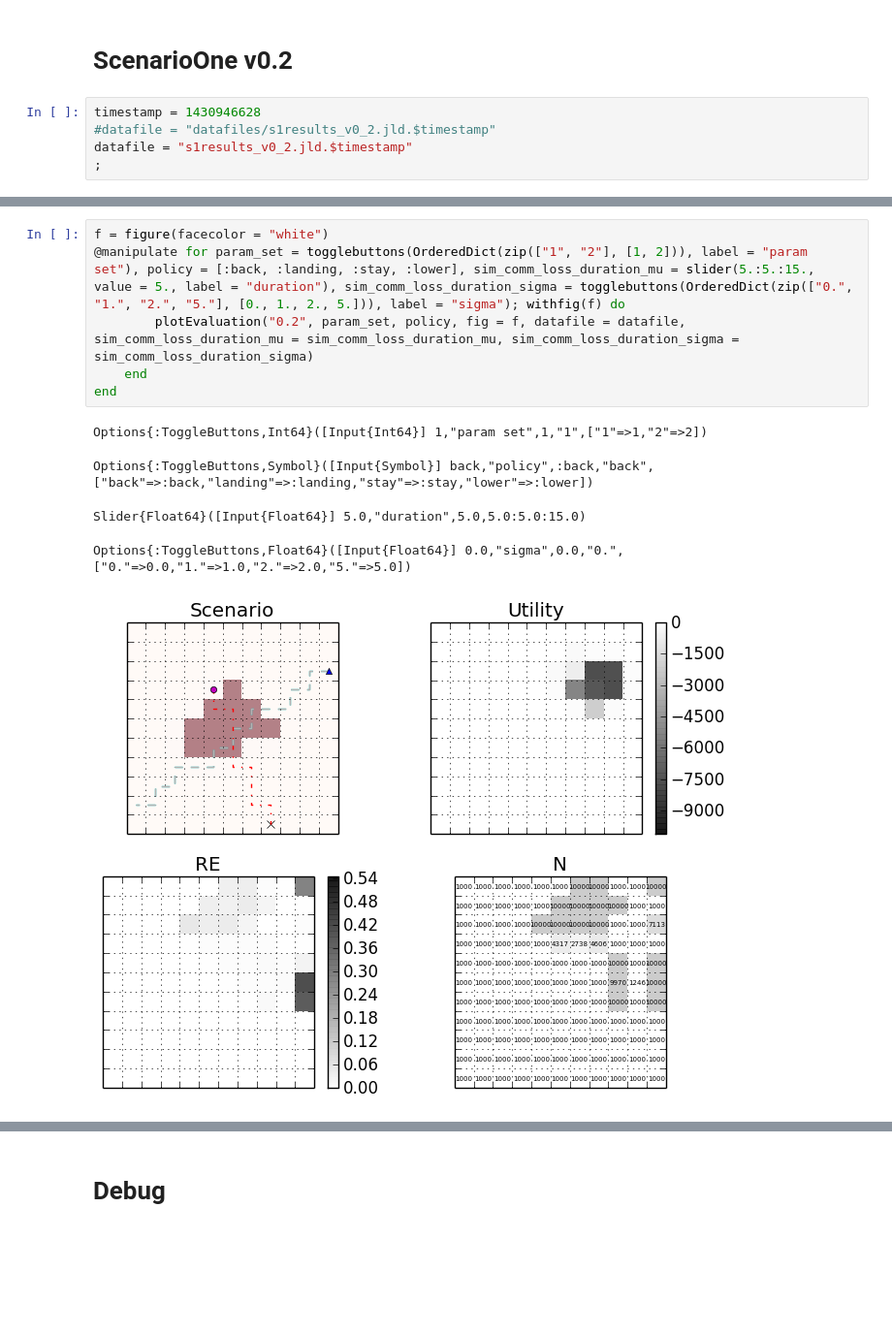
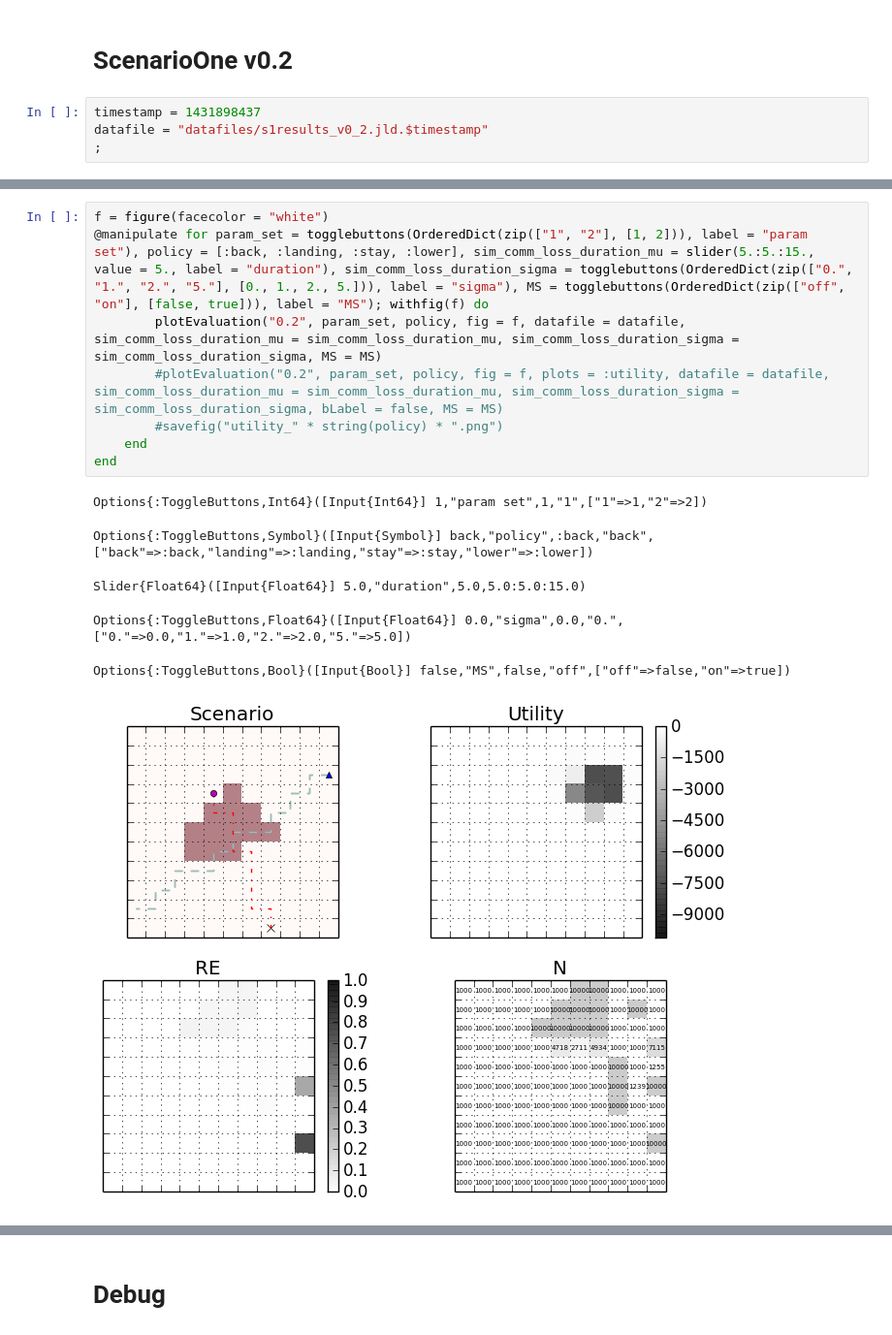
Before and after one commit to neosado/Firestorm, a Jupyter notebook: ScenarioOne.ipynb, the cells around one changed output, grey strips where cells are left out. Shown at 97% size. Cells and saved outputs as stored; diff of their text form; blank space fills up the shorter version.

```diff
--- a/ScenarioOne.ipynb
+++ b/ScenarioOne.ipynb
@@ -45,7 +92,6 @@ Options{:ToggleButtons,Float64}([Input{Float64}] 0.01,"temp",0.01,"0.01",["0.01"
 # %% [markdown]
 # ScenarioOne v0.2
 # %%
-timestamp = 1430946628
-#datafile = "datafiles/s1results_v0_2.jld.$timestamp"
-datafile = "s1results_v0_2.jld.$timestamp"
+timestamp = 1431898437
+datafile = "datafiles/s1results_v0_2.jld.$timestamp"
 ;
@@ -52,14 +124,17 @@ datafile = "s1results_v0_2.jld.$timestamp"
 # %%
 f = figure(facecolor = "white")
-@manipulate for param_set = togglebuttons(OrderedDict(zip(["1", "2"], [1, 2])), label = "param set"), policy = [:back, :landing, :stay, :lower], sim_comm_loss_duration_mu = slider(5.:5.:15., value = 5., label = "duration"), sim_comm_loss_duration_sigma = togglebuttons(OrderedDict(zip(["0.", "1.", "2.", "5."], [0., 1., 2., 5.])), label = "sigma"); withfig(f) do
-        plotEvaluation("0.2", param_set, policy, fig = f, datafile = datafile, sim_comm_loss_duration_mu = sim_comm_loss_duration_mu, sim_comm_loss_duration_sigma = sim_comm_loss_duration_sigma)
+@manipulate for param_set = togglebuttons(OrderedDict(zip(["1", "2"], [1, 2])), label = "param set"), policy = [:back, :landing, :stay, :lower], sim_comm_loss_duration_mu = slider(5.:5.:15., value = 5., label = "duration"), sim_comm_loss_duration_sigma = togglebuttons(OrderedDict(zip(["0.", "1.", "2.", "5."], [0., 1., 2., 5.])), label = "sigma"), MS = togglebuttons(OrderedDict(zip(["off", "on"], [false, true])), label = "MS"); withfig(f) do
+        plotEvaluation("0.2", param_set, policy, fig = f, datafile = datafile, sim_comm_loss_duration_mu = sim_comm_loss_duration_mu, sim_comm_loss_duration_sigma = sim_comm_loss_duration_sigma, MS = MS)
+        #plotEvaluation("0.2", param_set, policy, fig = f, plots = :utility, datafile = datafile, sim_comm_loss_duration_mu = sim_comm_loss_duration_mu, sim_comm_loss_duration_sigma = sim_comm_loss_duration_sigma, bLabel = false, MS = MS)
+        #savefig("utility_" * string(policy) * ".png")
     end
 end
 # %% [output]
 Options{:ToggleButtons,Int64}([Input{Int64}] 1,"param set",1,"1",["1"=>1,"2"=>2])
 Options{:ToggleButtons,Symbol}([Input{Symbol}] back,"policy",:back,"back",["back"=>:back,"landing"=>:landing,"stay"=>:stay,"lower"=>:lower])
 Slider{Float64}([Input{Float64}] 5.0,"duration",5.0,5.0:5.0:15.0)
 Options{:ToggleButtons,Float64}([Input{Float64}] 0.0,"sigma",0.0,"0.",["0."=>0.0,"1."=>1.0,"2."=>2.0,"5."=>5.0])
+Options{:ToggleButtons,Bool}([Input{Bool}] false,"MS",false,"off",["off"=>false,"on"=>true])
-[figure, old version]
+[figure, new version]
 # %%
 f = figure(facecolor = "white")
```
Also changed, not shown: parts of 7 cells of this notebook, 1 other file.
